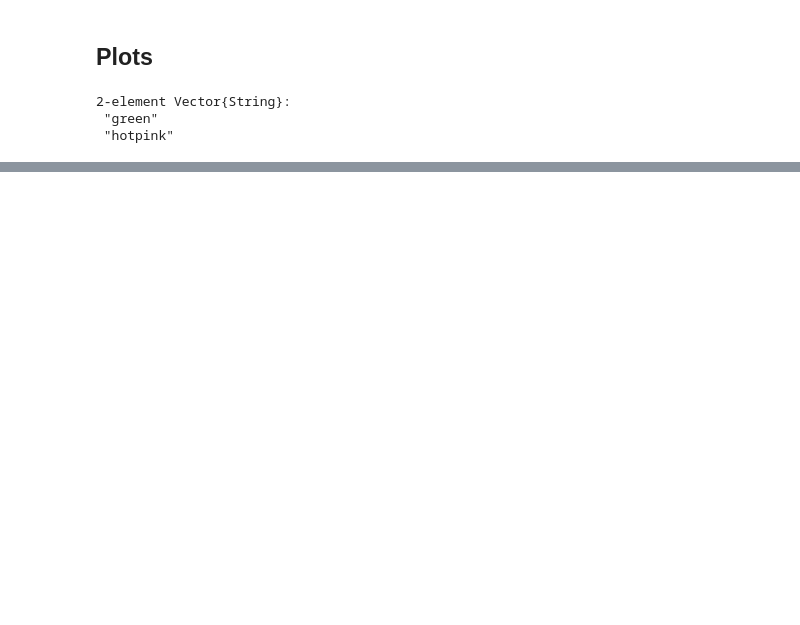
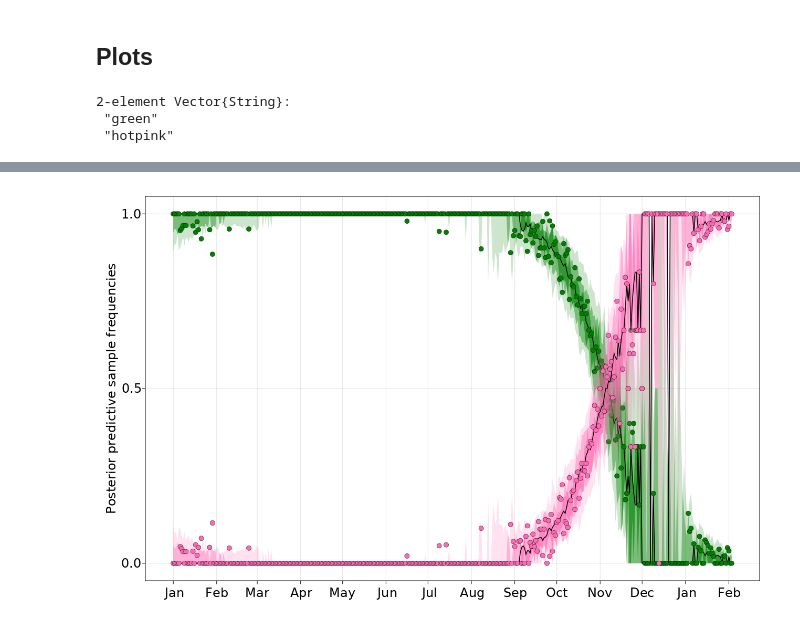
Before and after one commit to blab/rt-from-frequency-dynamics, a Jupyter notebook: notebooks/Generating_Synthetic Data.ipynb, the cells around one changed output, grey strips where cells are left out. Drawn from its saved outputs; the diff is of its cells as text; code cells hidden in the pictures; blank space fills up the shorter version.

```diff
--- a/notebooks/Generating_Synthetic Data.ipynb
+++ b/notebooks/Generating_Synthetic Data.ipynb
@@ -348,0 +215,4 @@ plot_EC("synthetic", syn_dict)
+# %%
+plot_post_pred_freq_HDI("synthetic", syn_dict)
+# %% [output]
+[figure, added]
```
Also changed, not shown: parts of 24 cells of this notebook, 2 other files.
